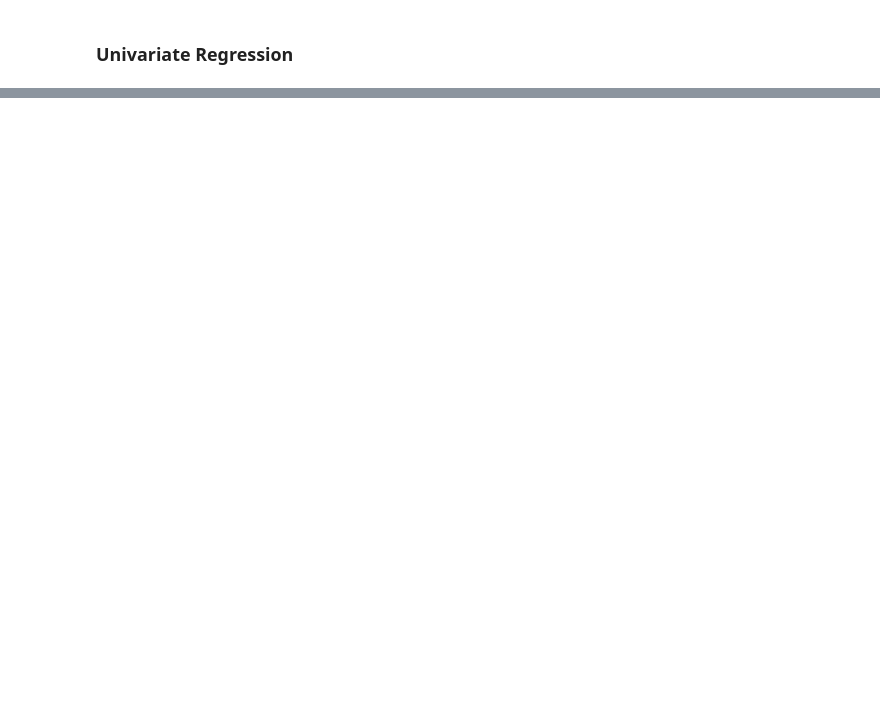
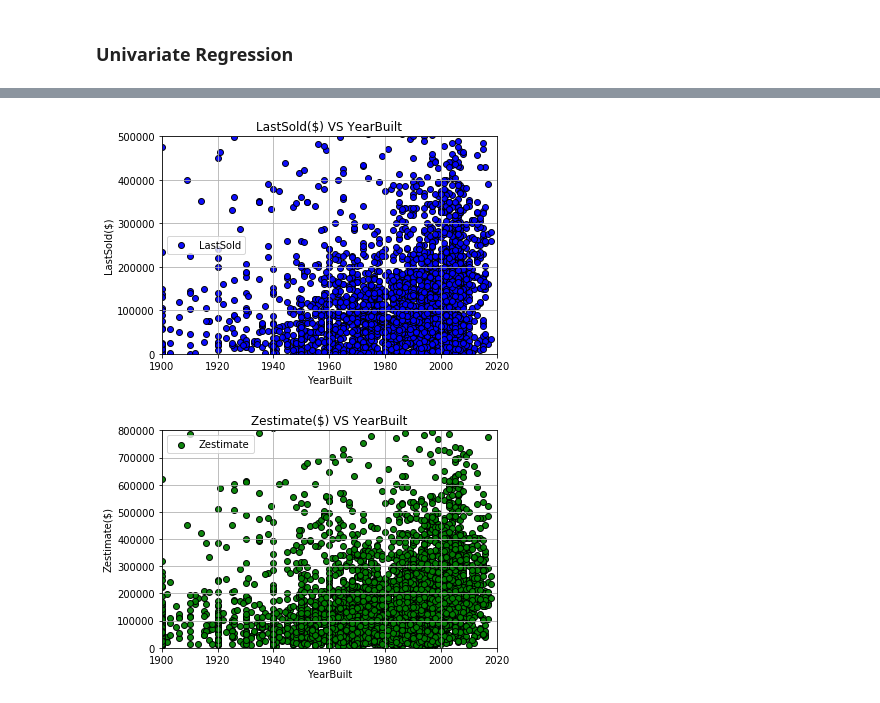
Before and after one commit to Cu8ng/Awesome_Group_Project, a Jupyter notebook: Cuong22222.ipynb, the cells around one changed output, grey strips where cells are left out. Cells and saved outputs as stored; diff of their text form; code cells hidden in the pictures; blank space fills up the shorter version.

```diff
--- a/Cuong22222.ipynb
+++ b/Cuong22222.ipynb
@@ -107,21 +151,24 @@ Yc = zdata2['Zestimate']
 # %%
 plt.scatter(X2,Y2,alpha=0.95,c='b',edgecolor = 'k')
 plt.xlabel('YearBuilt')
 plt.ylabel('LastSold($)')
 plt.ylim(0,500000)
 plt.xlim(1900,2020)
 plt.legend()
 plt.grid()
 plt.title('LastSold($) VS YearBuilt')
 plt.show()
 
 
-plt.scatter(Xc,Yc,alpha=0.95,c='b',edgecolor = 'k')
+plt.scatter(Xc,Yc,alpha=0.95,c='g',edgecolor = 'k')
 plt.xlabel('YearBuilt')
 plt.ylabel('Zestimate($)')
 plt.ylim(0,800000)
 plt.xlim(1900,2020)
 plt.legend()
 plt.grid()
 plt.title('Zestimate($) VS YearBuilt')
 plt.show()
+# %% [output]
+[figure, added]
+[figure, added]
```
Also changed, not shown: parts of 6 cells of this notebook.
